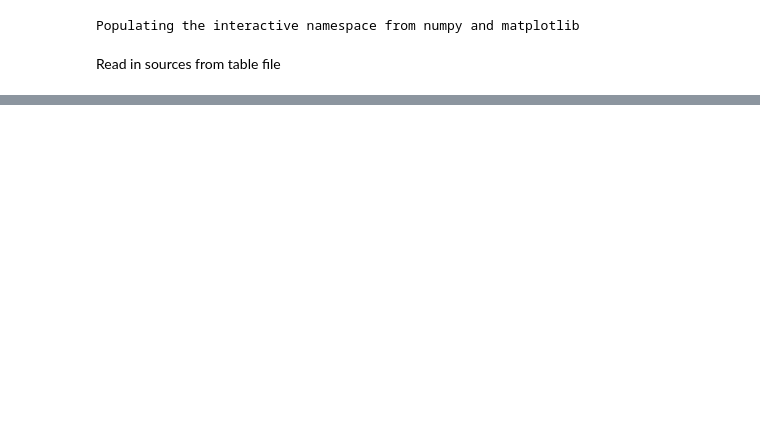
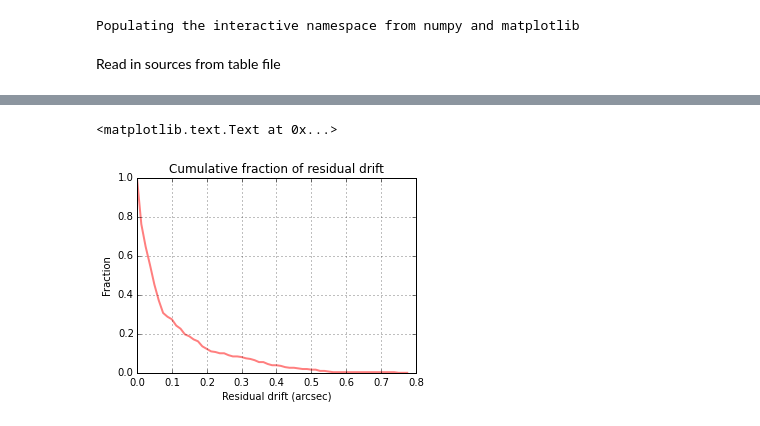
Before and after one commit to sot/periscope_tilt, a Jupyter notebook: residuals_yag.ipynb, the cells around one changed output, grey strips where cells are left out. Cells and saved outputs as stored; diff of their text form; code cells hidden in the pictures; blank space fills up the shorter version.

```diff
--- a/residuals_yag.ipynb
+++ b/residuals_yag.ipynb
@@ -188,11 +186,11 @@ legend();
 # %%
-figure(figsize(9,5))
-plot(p2p_hist[1][:-1], p2p_hist[0], label='Raw')
-plot(p2p_2010_hist[1][:-1], p2p_2010_hist[0], label='Corr2010')
-plot(p2p_new_hist[1][:-1], p2p_new_hist[0], label='Corr2016')
+figure(figsize(5, 3.5))
+#plot(p2p_hist[1][:-1], p2p_hist[0], label='Raw', alpha=0.5, color='blue', linewidth=2)
+#plot(p2p_2010_hist[1][:-1], p2p_2010_hist[0], label='Corr2010')
+plot(p2p_new_hist[1][:-1], p2p_new_hist[0], label='Corr2016', color='red', alpha=0.5, linewidth=2)
 grid()
 ylim(0, 1.0)
-title('(Reverse) Cumulative Peak to Peak x-ray {}'.format(AX));
-xlabel('x-ray max - min {} (arcsec)'.format(AX))
-legend();
+title('Cumulative fraction of residual drift');
+xlabel('Residual drift (arcsec)')
+ylabel('Fraction')
 # %% [output]
@@ -201,3 +197,5 @@ legend();
+<matplotlib.text.Text at 0x...>
+[figure, added]
 # %%
 figure(figsize(9,6))
 bins = np.arange(0, 0.8, 0.0125)
```
Also changed, not shown: parts of 16 cells of this notebook.
